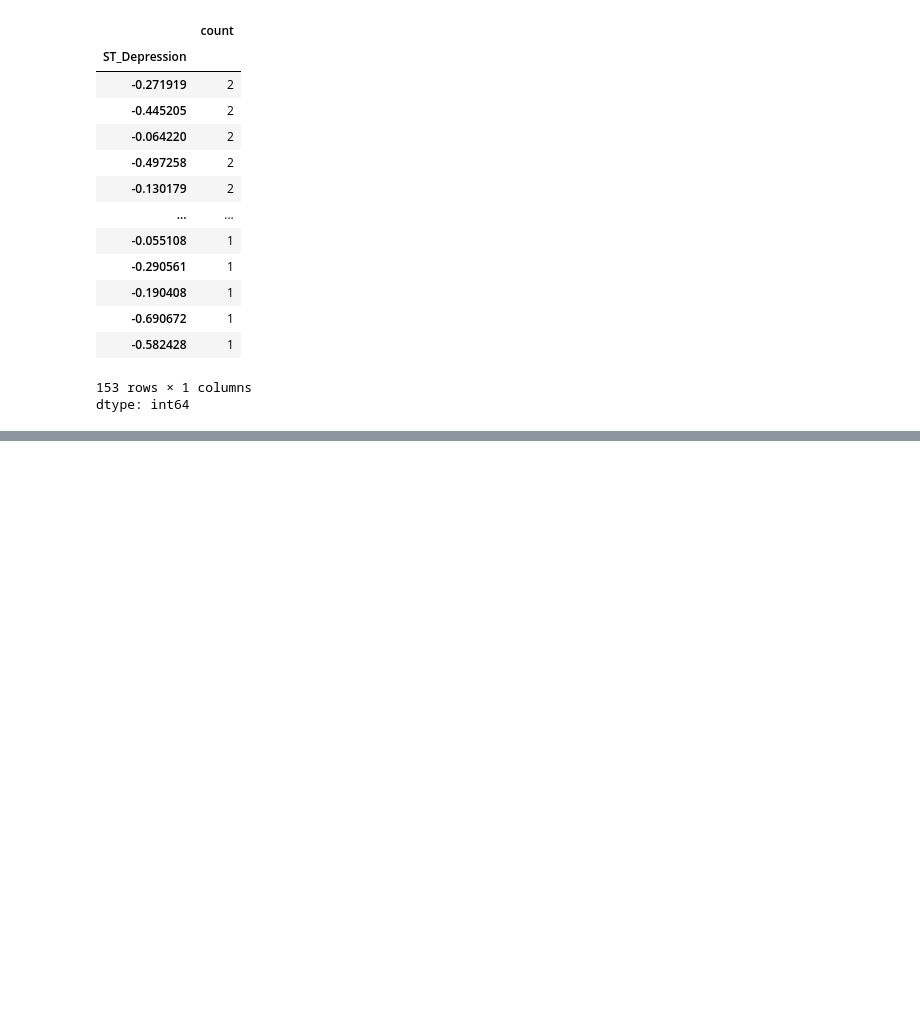
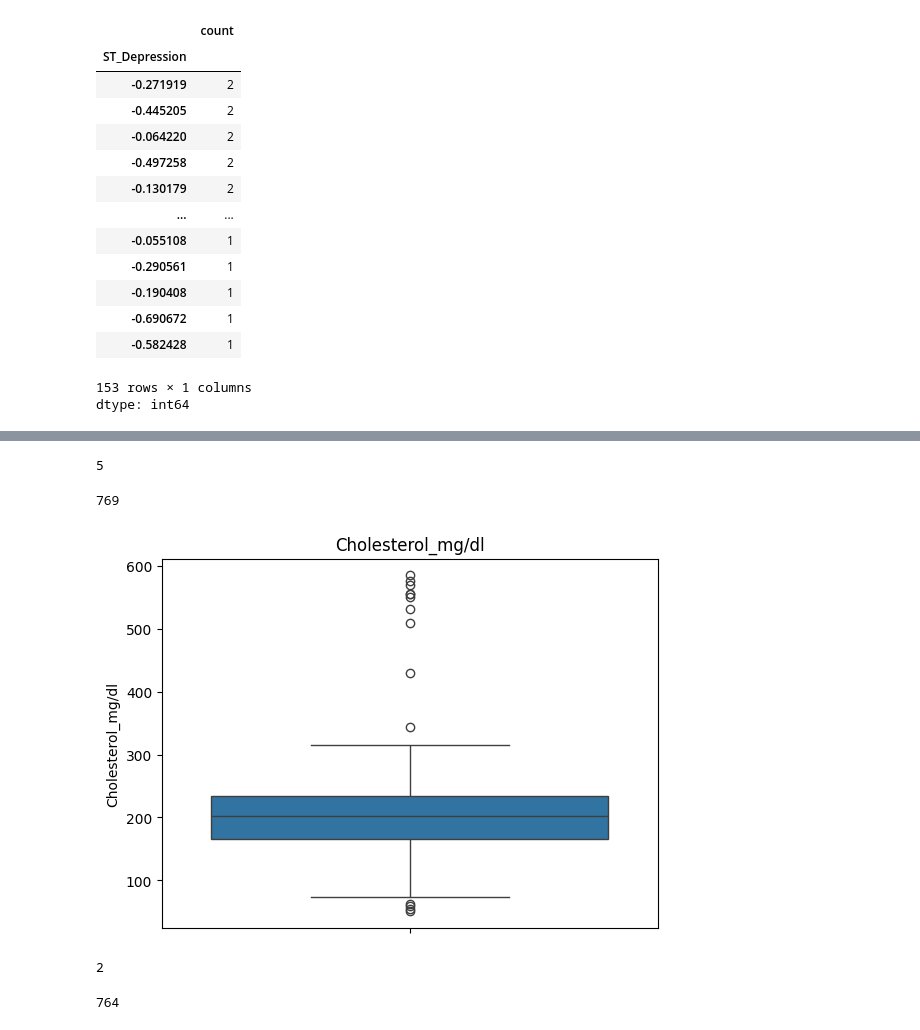
Before and after one commit to Mazen-Morsy/ML-Final, a Jupyter notebook: Heart_Disease_prediction.ipynb, the cells around one changed output, grey strips where cells are left out. Cells and saved outputs as stored; diff of their text form; code cells hidden in the pictures; blank space fills up the shorter version.

Commit message:
Dropped nulls from target & Removed Outliers

```diff
--- a/Heart_Disease_prediction.ipynb
+++ b/Heart_Disease_prediction.ipynb
@@ -204,0 +199,4 @@ df['ST_Depression'] = df['ST_Depression'].fillna(df['ST_Depression'].median()) #
+# %%
+df['Chest_Pain_Type'] = df['Chest_Pain_Type'].fillna(df['Chest_Pain_Type'].mode()[0]) #replacing the none values with the mode 3l4an categorical
+# %%
+df['Exercise_Induced_Angina'] = df['Exercise_Induced_Angina'].fillna(df['Exercise_Induced_Angina'].mode()[0]) #replacing the none values with the mode 3l4an categorical
@@ -204,0 +213,2 @@ df['ST_Depression'] = df['ST_Depression'].fillna(df['ST_Depression'].median()) #
+# %%
+df = df.dropna(subset=['Heart_Disease']) #dropping the none values of heart disease (target)
@@ -210,0 +273,24 @@ df = df.drop_duplicates()
+# %%
+len(df[df['Cholesterol_mg/dl'] > 600]['Cholesterol_mg/dl']) # bnshof 3dd el outliers
+# %% [output]
+5
+# %%
+len(df['Cholesterol_mg/dl'])
+# %% [output]
+769
+# %%
+df = df[df['Cholesterol_mg/dl'] < 600] # removing outliers
+# %%
+sns.boxplot(df['Cholesterol_mg/dl'])
+plt.title('Cholesterol_mg/dl')
+plt.show()
+# %% [output]
+[figure, added]
+# %%
+len(df[df['Max_Heart_Rate'] > 250]['Max_Heart_Rate']) # bnshof 3dd el outliers
+# %% [output]
+2
+# %%
+len(df['Max_Heart_Rate'])
+# %% [output]
+764
```
Also changed, not shown: parts of 23 cells of this notebook.
